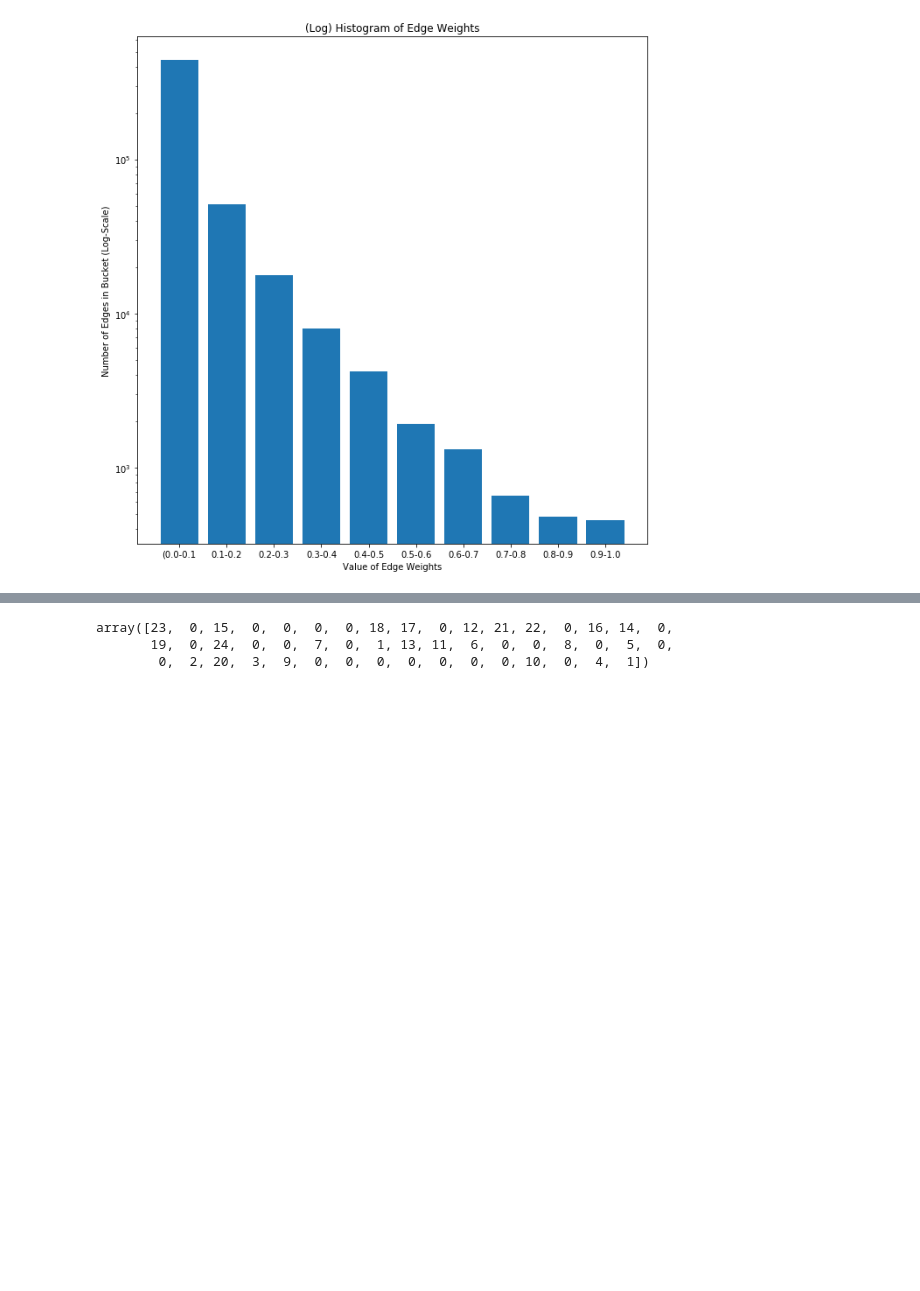
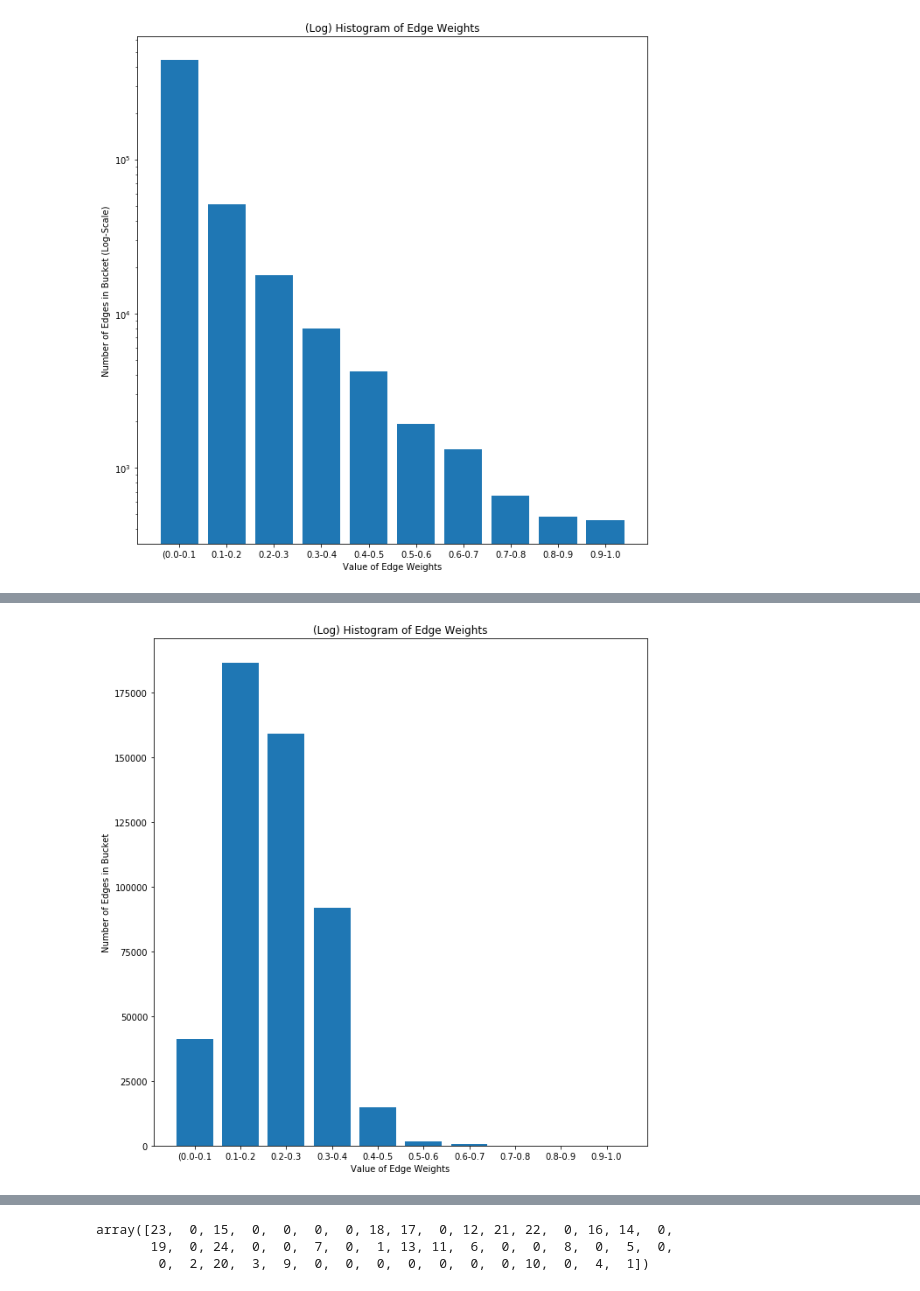
Before and after one commit to mila-iqia/gene-graph-conv, a Jupyter notebook: example-for-presentation.ipynb, the cells around one changed output, grey strips where cells are left out. Cells and saved outputs as stored; diff of their text form; code cells hidden in the pictures; blank space fills up the shorter version.

```diff
--- a/example-for-presentation.ipynb
+++ b/example-for-presentation.ipynb
@@ -148,3 +164,20 @@ num_edges: 216.0
+# %%
+temp = np.array(nx.to_numpy_matrix(regnet.nx_graph))/np.array(nx.to_numpy_matrix(regnet.nx_graph)).max()
+bins = np.array([round(x, 1) for x in np.arange(0., 1., 0.1)])
+regnet_results, regnet_labels, nodes = bucket_weights(temp, bins)
+# %%
+plt.figure(figsize=(9, 9))
+
+plt.bar(x=regnet_labels, height=regnet_results)
+plt.title("(Log) Histogram of Edge Weights")
+plt.xlabel("Value of Edge Weights")
+plt.ylabel("Number of Edges in Bucket")
+plt.xlim=1.0
+
+plt.tight_layout()
+plt.show()
+# %% [output]
+[figure, added]
 # %%
 clusters = AgglomerativeClustering(n_clusters=25, affinity='euclidean', memory='/tmp', connectivity=one_gene_adj, compute_full_tree='auto', linkage='ward').fit_predict(one_gene_adj)
 G = nx.from_numpy_matrix(np.matrix(one_gene_adj))
```
Also changed, not shown: parts of 12 cells of this notebook, 51 other files.
